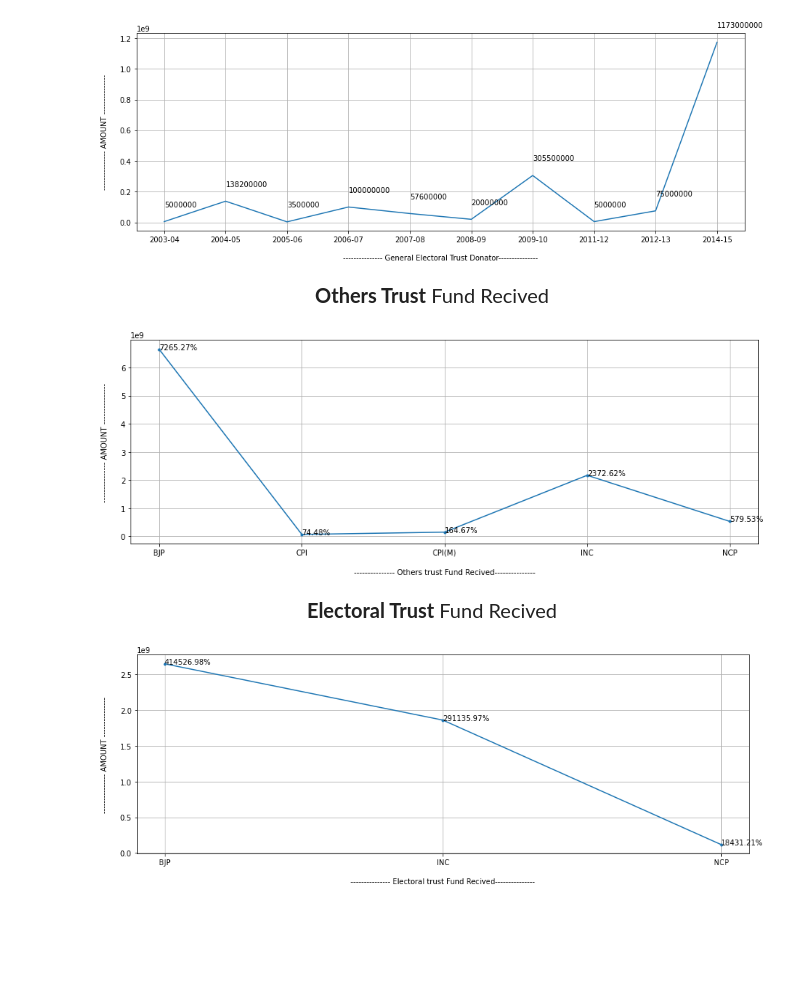
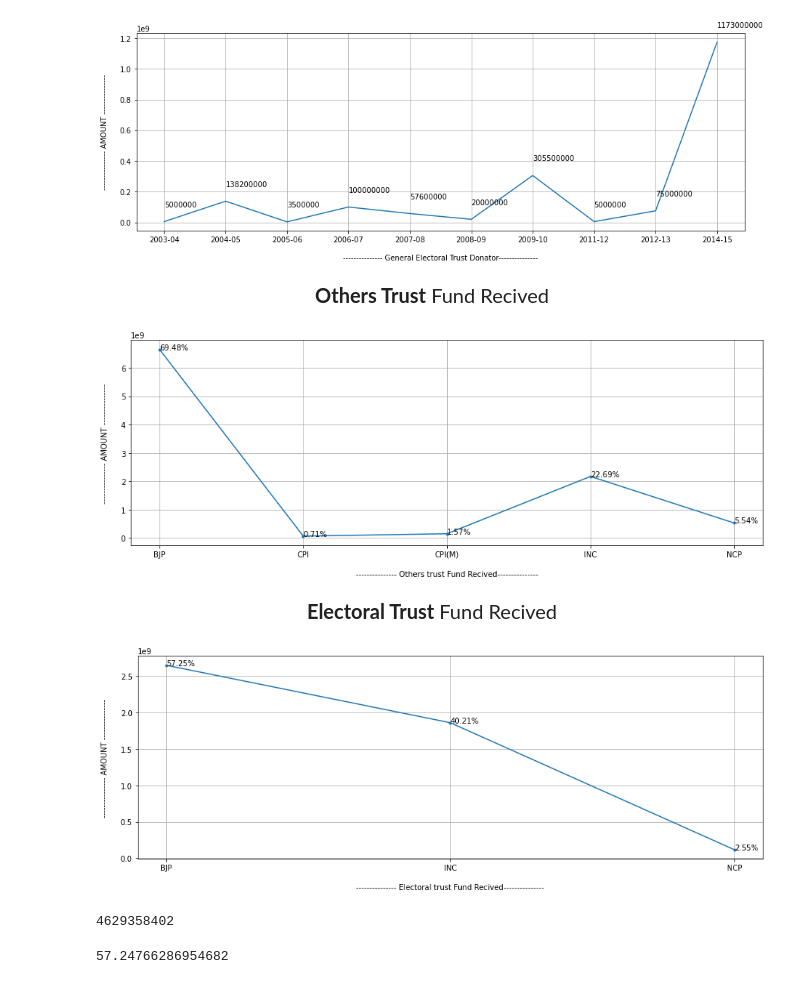
Before and after one commit to pv05/project_ML, a Jupyter notebook: DonationToPoliticalParties_EDA.ipynb, the cells around one changed output. Drawn from its saved outputs; the diff is of its cells as text; code cells hidden in the pictures; blank space fills up the shorter version.

Commit message:
modified some graphs

```diff
--- a/DonationToPoliticalParties_EDA.ipynb
+++ b/DonationToPoliticalParties_EDA.ipynb
@@ -227,7 +227,7 @@ party_amt = [BJP_amt_years,INC_amt_years,CPI_amt_years,CPIM_amt_years,NCP_amt_ye
 # %%
 for i in party_amt:
     plt.figure(figsize=(15,5))
-    plt.plot(i.groupby('Financial Year ').sum()['Amount'].index , i.groupby('Financial Year ').sum()['Amount'],marker='o')
+    plt.plot(i.groupby('Financial Year ').sum()['Amount'].index , i.groupby('Financial Year ').sum()['Amount'],marker='.')
     plt.grid()
     pn = i['Party'].values[0]
     plt.xlabel(f'\n--------------- {pn} Party ---------------')
@@ -355,26 +355,34 @@ plt.ylabel('--------------- AMOUNT ---------------\n')
 display(HTML(f'<p style="font-size:20px;text-align: center;"><b>Others Trust</b> Fund Recived</p>'))
 
 for i in range(len(others_trust)):
-    plt.text(others_trust['Amount'].index[i],others_trust['Amount'][i],f"{round(others_trust['Amount'][i]*100/others_trust.sum()[0],2)}%") # for graph values show
+    plt.text(others_trust['Amount'].index[i],others_trust['Amount'][i],f"{round(others_trust['Amount'][i]*100/others_trust['Amount'].sum(),2)}%") # for graph values show
 
 plt.show()
 # %% [output]
 Others Trust Fund Recived
-[figure, old version]
+[figure, new version]
 # %%
 electoral_trust =  data[data['Type'] == 'Electoral Trust']
 electoral_trust = electoral_trust.groupby('Party').sum()
 plt.figure(figsize=(15,5))
 plt.plot(electoral_trust['Amount'].index , electoral_trust['Amount'].values,marker='.')
 plt.grid()
 plt.xlabel('\n--------------- Electoral trust Fund Recived---------------')
 plt.ylabel('--------------- AMOUNT ---------------\n')
 display(HTML(f'<p style="font-size:20px;text-align: center;"><b>Electoral Trust</b> Fund Recived </p>'))
 
 for i in range(len(electoral_trust)):
-    plt.text(electoral_trust['Amount'].index[i],electoral_trust['Amount'][i],f"{round(electoral_trust['Amount'][i]*100/electoral_trust.sum()[0],2)}%") # for graph values show
+    plt.text(electoral_trust['Amount'].index[i],electoral_trust['Amount'][i],f"{round(electoral_trust['Amount'][i]*100/electoral_trust['Amount'].sum(),2)}%") # for graph values show
 
 plt.show()
 # %% [output]
 Electoral Trust Fund Recived
-[figure, old version]
+[figure, new version]
+# %%
+electoral_trust['Amount'].sum()
+# %% [output]
+4629358402
+# %%
+265019949100/4629358402
+# %% [output]
+57.24766286954682
```
Also changed, not shown: parts of 4 cells of this notebook.
